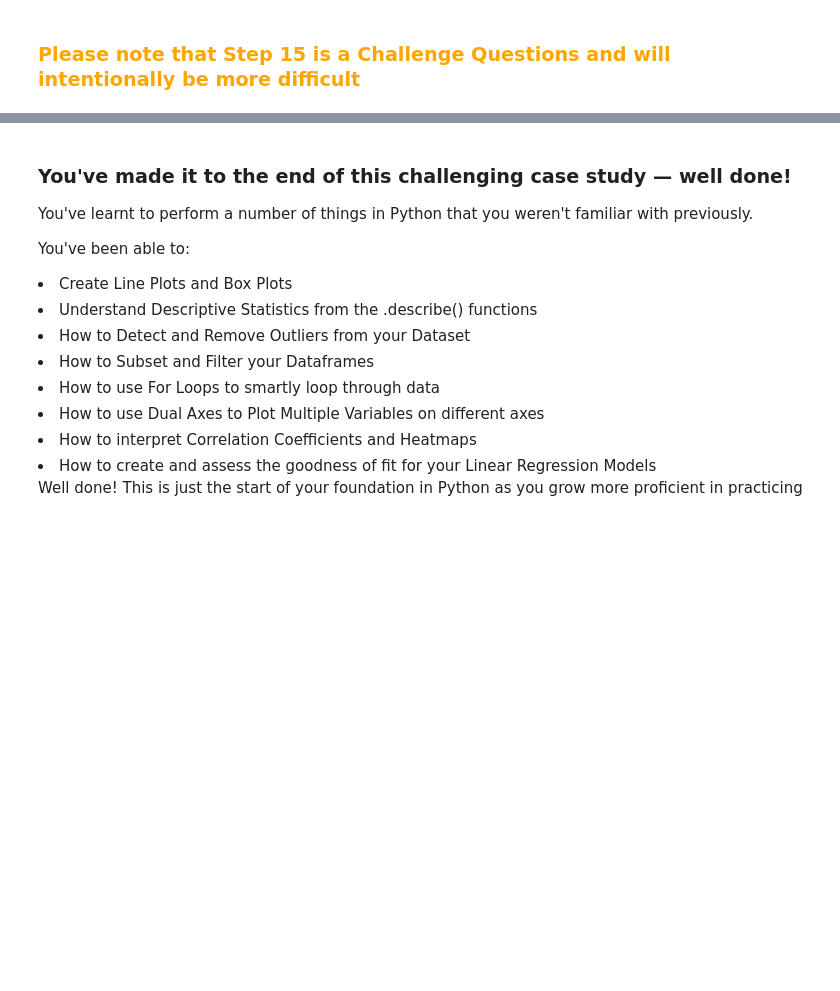
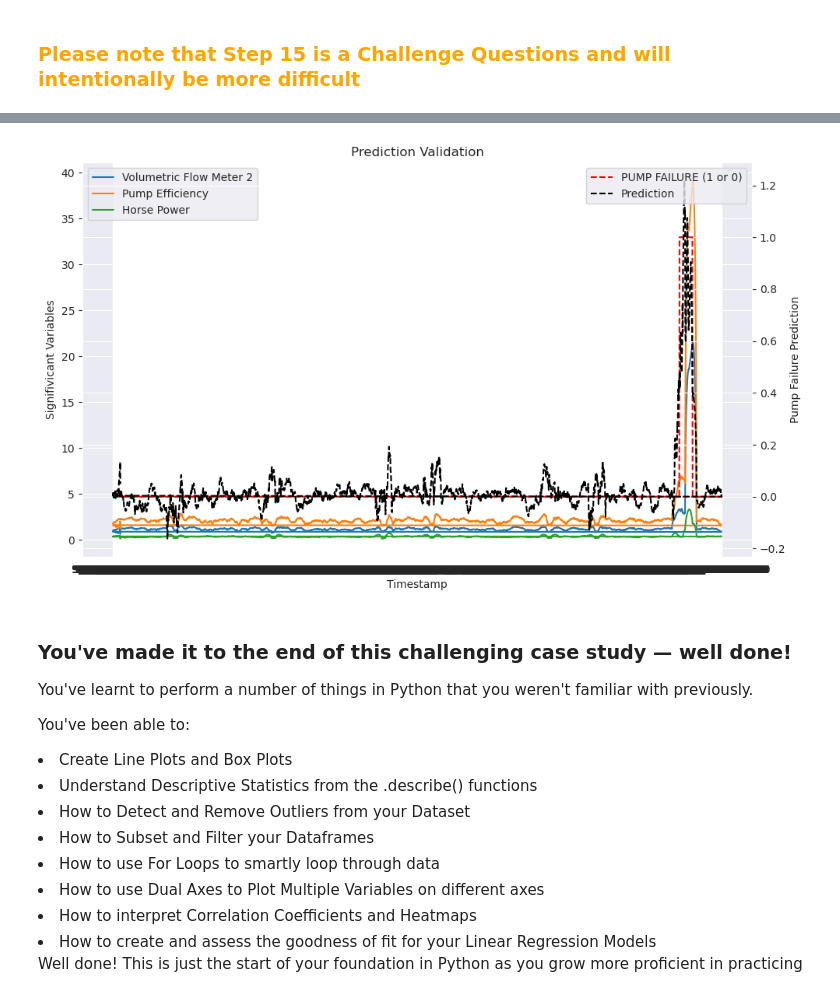
Before and after one commit to mapsg91/mg_southern_water, a Jupyter notebook: Southern_MG_Water_Corp_OLS_Case_Study.ipynb, the cells around one changed output, grey strips where cells are left out. Cells and saved outputs as stored; diff of their text form; code cells hidden in the pictures; blank space fills up the shorter version.

```diff
--- a/Southern_MG_Water_Corp_OLS_Case_Study.ipynb
+++ b/Southern_MG_Water_Corp_OLS_Case_Study.ipynb
@@ -898,3 +898,41 @@ We've included an example below of how your chart might look once you're done!
+# %%
+dataframe_stdev['Prediction'] = regression_model_std.predict(independent_variables_std)
+axis_1 = dataframe_stdev[['Volumetric Flow Meter 2', 'Pump Efficiency', 'Horse Power']]
+axis_2 = dataframe_stdev[['PUMP FAILURE (1 or 0)', 'Prediction']]
+# %%
+
+# Creating the figure and primary axis
+plt.figure(figsize=(10, 6))
+# Get current axis
+ax1 = plt.gca()
+
+# looping through the columns of axis_1
+for column in axis_1.columns:
+    ax1.plot(dataframe_stdev.index, axis_1[column], label=column)
+
+# Setting primary axis labels and legend
+ax1.set_xlabel('Timestamp')
+ax1.set_ylabel('Signifivicant Variables')
+ax1.legend(loc='upper left')
+
+# Creating secondary axis
+ax2 = ax1.twinx()
+
+# Plotting the secondary axis with different colors and looping through defined columns
+colors = ['red', 'black']
+for column, color in zip(axis_2.columns, colors):
+    ax2.plot(dataframe_stdev.index, axis_2[column], label=column, linestyle='--', color=color)
+
+# Setting secondary axis labels and legend
+ax2.set_ylabel('Pump Failure Prediction')
+ax2.legend(loc='upper right')
+
+plt.title('Prediction Validation')
+plt.grid(True)
+plt.tight_layout()
+plt.show()
+# %% [output]
+[figure, added]
 # %% [markdown]
 <h3> You've made it to the end of this challenging case study — well done! </h3>
 
```
Also changed, not shown: parts of 8 cells of this notebook.
